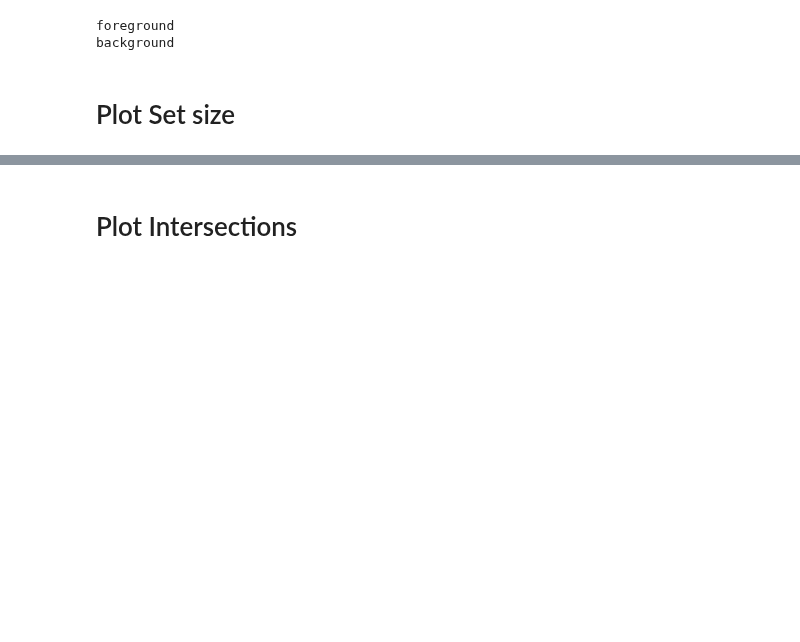
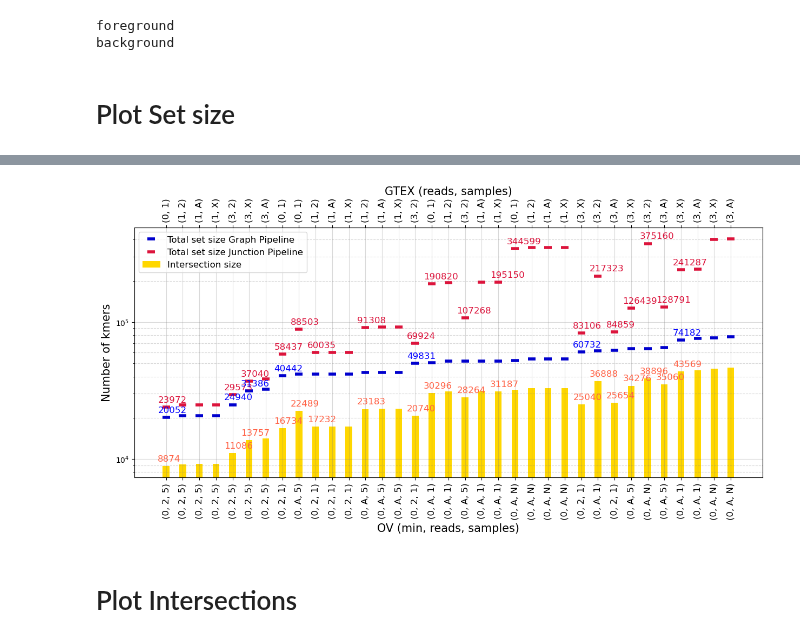
Before and after one commit to ratschlab/projects2020_ohsu, a Jupyter notebook: eth/plotting/OHSU_collab_Rerun_allRF/p20230315_shareness_matrix.ipynb, the cells around one changed output, grey strips where cells are left out. Drawn from its saved outputs; the diff is of its cells as text; code cells hidden in the pictures; blank space fills up the shorter version.

```diff
--- a/eth/plotting/OHSU_collab_Rerun_allRF/p20230315_shareness_matrix.ipynb
+++ b/eth/plotting/OHSU_collab_Rerun_allRF/p20230315_shareness_matrix.ipynb
@@ -253,7 +265,8 @@ df['filter_background'] = back_ticks
 df['filter_foreground'] = front_ticks
 # %%
 # Plot Helper
-def plot_text(Y, T, position='top', color='black'):
+def plot_text(Y, T, position='top', color='black', font=None):
+    font['color'] = color
     Y = np.array(Y)
     T = np.array(T)
     Y[np.where(Y > 0 )[0]]
@@ -273,7 +286,7 @@ def plot_text(Y, T, position='top', color='black'):
             delta = (y/12)
         if (p > p_prev + (p_prev/percent_diff)) or (p < p_prev - (p_prev/percent_diff)):
             if y != 0: # Because log scale
-                plt.text(x - 0.5 , y + delta , p, color=color, ha='left')
+                plt.text(x - 0.5 , y + delta , p, ha='left', **font)
         p_prev = p
 
 def plot_text_all(X, Y, T):
@@ -349,0 +296,75 @@ plt.show()
+# %%
+# Plot
+text_font = {'size':'12', 'weight':'normal'}
+ticks_fontsize = 12
+axislabels_fontsize = 12
+legend_fontsize = 12
+axes_fontsize = 15
+
+xaxis_label = 'GTEX (reads, samples)'
+yaxis_label = f'{run_type.upper()} (min, reads, samples)'
+
+
+colorgrid = 'grey'
+alpha_grid = 0.3
+marker_size = 10
+mew = 4
+color1 = 'gold'
+color2 = 'crimson'
+color4 = 'mediumblue'
+colorgrid = 'grey'
+
+
+fig, ax1 = plt.subplots(figsize=(15, 6))
+ax2 =  ax1.secondary_xaxis('top')
+#plt.figure(figsize=(15, 6), frameon=False, dpi=100)
+plt.grid(b=True, axis = 'both', which='major', color=colorgrid, linestyle='-', alpha=alpha_grid)
+plt.grid(b=False, axis = 'both', which='minor', color=colorgrid, linestyle='--', alpha=alpha_grid)
+width = 0.4
+plt.bar(df['index'], df['size_intersection'], width=width,
+        color=color1, label='Intersection size')
+plt.plot(df['index'], df['size_eth'], alpha=1, color=color4,
+         linestyle = 'None', markerfacecolor='None', marker="_", markersize=marker_size, markeredgewidth=mew,
+         label = 'Total set size Graph Pipeline')
+plt.plot(df['index'], df['size_ohsu'], alpha=1, color=color2,
+         linestyle = 'None', markerfacecolor='None', marker="_", markersize=marker_size, markeredgewidth=mew,
+         label = 'Total set size Junction Pipeline')
+
+plot_text(df['size_ohsu'], df['size_ohsu'], 'top', color='crimson', font=text_font)
+plot_text(df['size_eth'], df['size_eth'], 'top', color='blue', font=text_font)
+plot_text(df['size_intersection'], df['size_intersection'], color='tomato', font=text_font)
+
+plt.yscale('log')
+max_scale = np.max([df['size_ohsu'].values, df['size_eth'].values])
+
+
+
+ax1.set_xticks(np.arange(len(df['index'])),
+           labels = front_ticks,
+           rotation = 90,
+           ha = 'center',
+           fontsize=ticks_fontsize)
+
+ax2.set_xticks(np.arange(len(df['index'])),
+           labels = back_ticks,
+           rotation = 90,
+           ha = 'center',
+           fontsize=ticks_fontsize)
+
+
+plt.legend(fontsize=legend_fontsize)
+plt.ylabel('Number of kmers', fontsize=axes_fontsize)
+ax2.set_xlabel(xaxis_label, fontsize=axes_fontsize)
+ax1.set_xlabel(yaxis_label, fontsize=axes_fontsize)
+
+
+
+save = True
+name = 'Barplot_ovelap'
+save_path = os.path.join(plot_dir, f'{base_plot}_{name}.pdf')
+if save:
+    print("save to {}".format(save_path))
+    plt.savefig(save_path, bbox_inches='tight')
+
+plt.show()
+# %% [output]
@@ -350,3 +372,4 @@ plt.show()
+[figure, added]
 # %% [markdown]
 # Plot Intersections
 # %%
```
Also changed, not shown: parts of 23 cells of this notebook, 10 other files.
